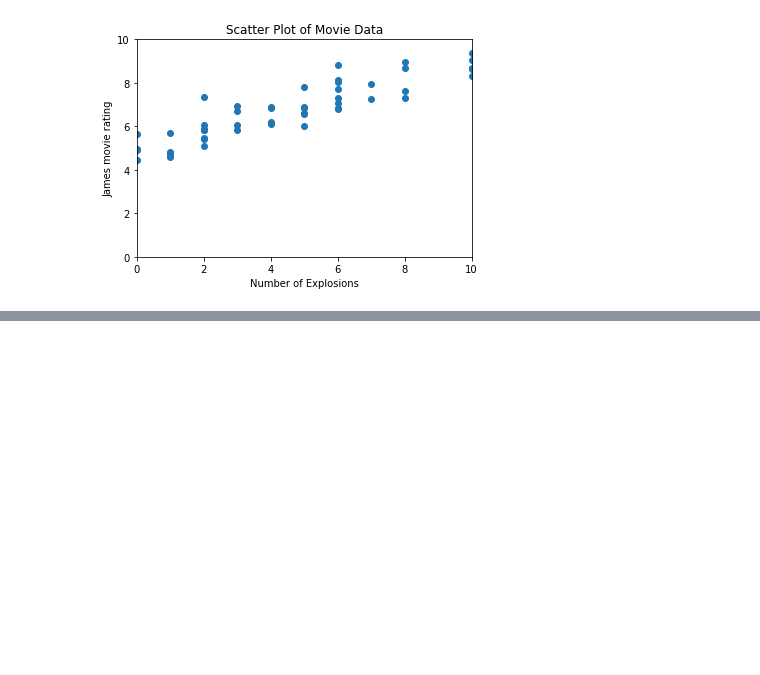
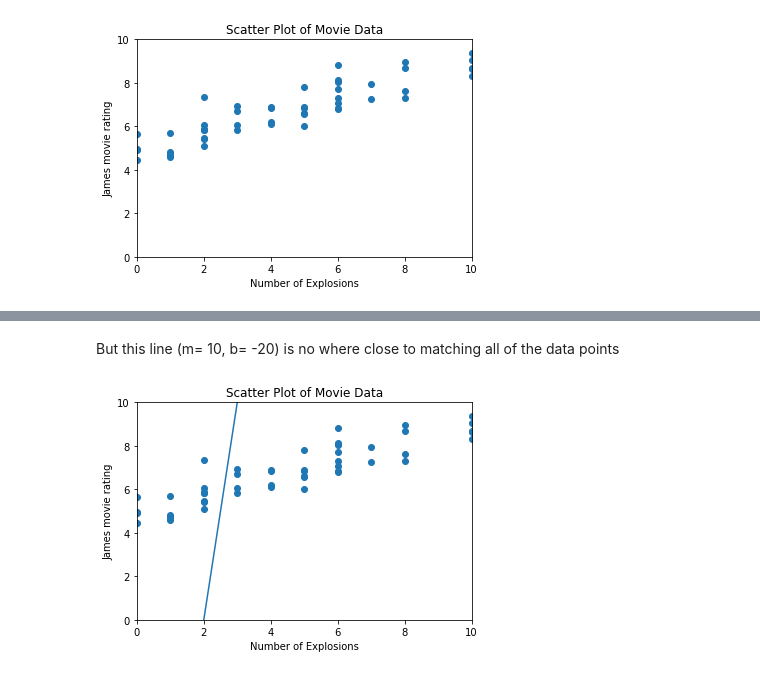
Before and after one commit to jaymztheking/Machine_Learning_Primer, a Jupyter notebook: Machine_Learning_Basics.ipynb, the cells around one changed output, grey strips where cells are left out. Drawn from its saved outputs; the diff is of its cells as text; code cells hidden in the pictures; blank space fills up the shorter version.

```diff
--- a/Machine_Learning_Basics.ipynb
+++ b/Machine_Learning_Basics.ipynb
@@ -32,0 +62,23 @@ We can see there is a pretty obvious linear relationship here.  Our next goal is
+# %% [markdown]
+But this line (m= 10, b= -20) is no where close to matching all of the data points
+# %%
+import numpy as np
+
+#Defines the trend line
+m = 10
+b = -20
+linex = np.arange(0,11)        #list of number 0 to 10
+liney = m*linex+b              #line equation
+
+#Scatter Plot and Formatting
+plt.scatter(data['num_explosions'],data['james_movie_rating'])
+plt.axis([0, 10, 0, 10])
+plt.xlabel('Number of Explosions')
+plt.ylabel('James'' movie rating' )
+plt.title('Scatter Plot of Movie Data')
+
+#Adds trend line
+plt.plot(linex,liney)
+plt.show()
+# %% [output]
+[figure, added]
```
Also changed, not shown: parts of 4 cells of this notebook.
